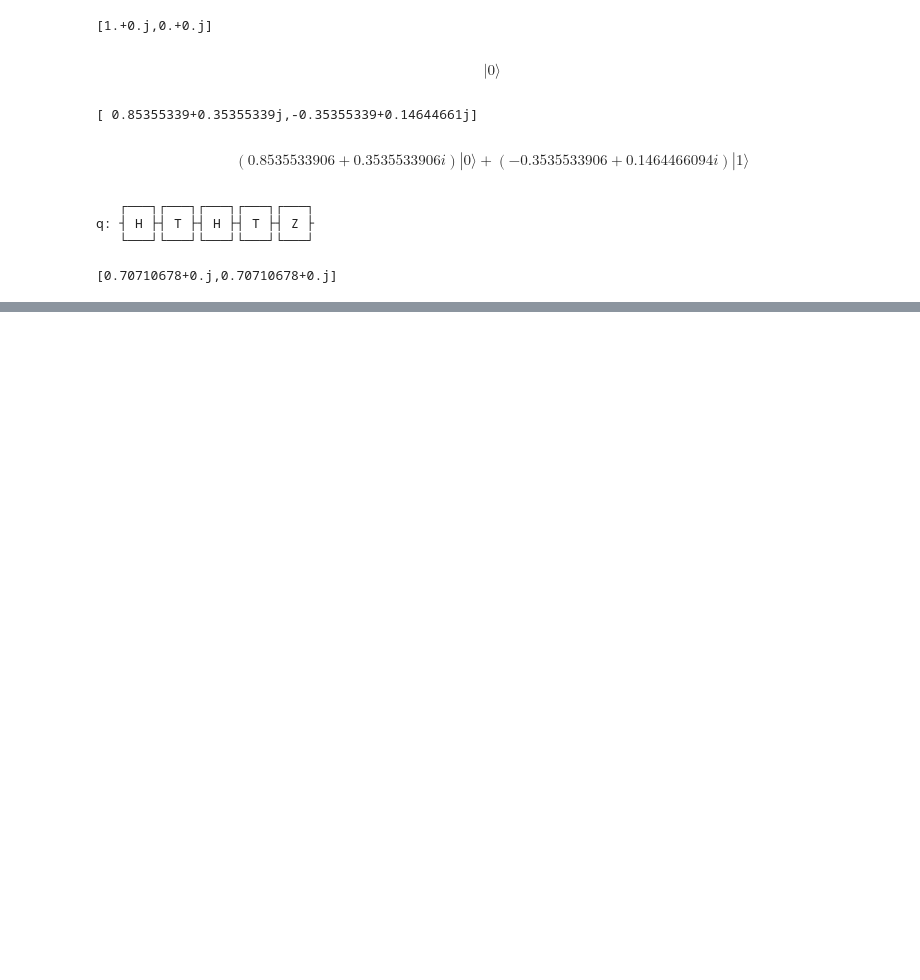
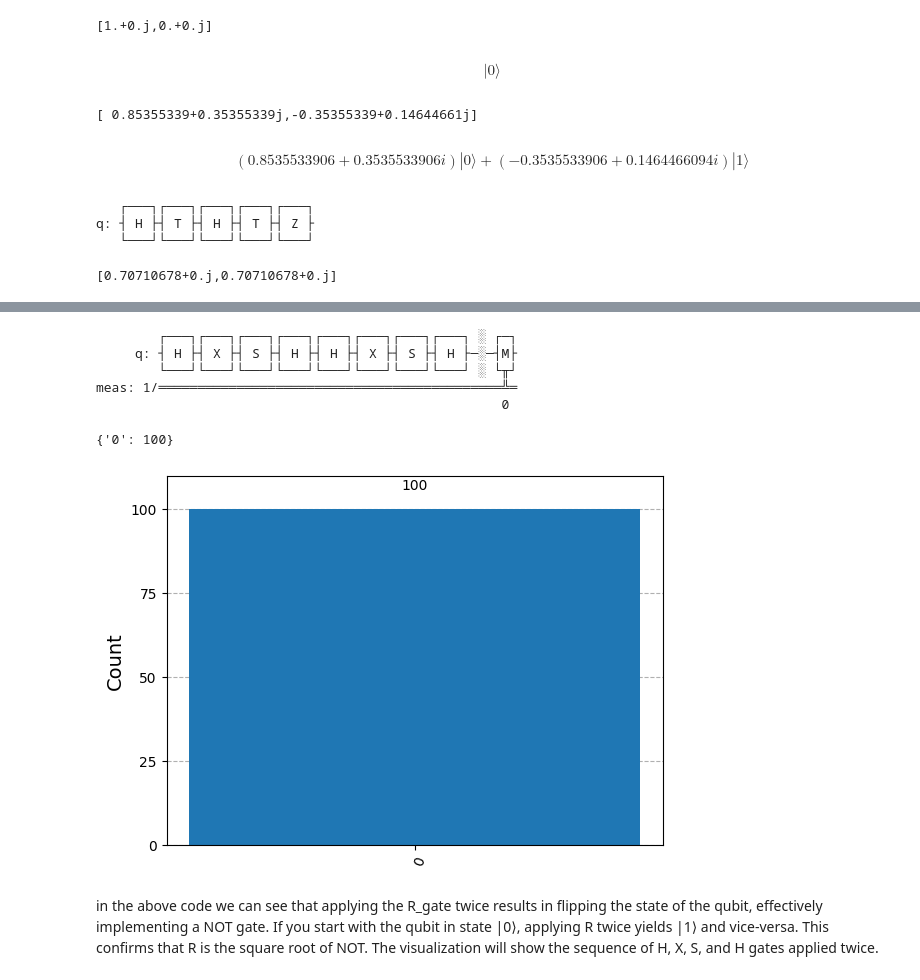
Before and after one commit to Guhan2348519/QC_LAB, a Jupyter notebook: 2348519_QC_LAB2.ipynb, the cells around one changed output, grey strips where cells are left out. Saved outputs shown, nothing was run; the diff lists cells and outputs as text; code cells hidden in the pictures; blank space fills up the shorter version.

```diff
--- a/2348519_QC_LAB2.ipynb
+++ b/2348519_QC_LAB2.ipynb
@@ -80,0 +102,41 @@ plot_histogram(statistics)
+# %%
+from qiskit import QuantumCircuit
+from qiskit_aer import AerSimulator
+from qiskit.visualization import plot_histogram
+
+def R_gate(qc, qubit):
+    qc.h(qubit)
+    qc.x(qubit)
+    qc.s(qubit)
+    qc.h(qubit)
+
+# Create a quantum circuit
+qc = QuantumCircuit(1)
+
+# Apply R twice
+R_gate(qc, 0)
+R_gate(qc, 0)
+
+# Measure the qubit
+qc.measure_all()
+
+
+display(qc.draw(output='text'))
+# Simulate the circuit
+simulator = AerSimulator()
+job = simulator.run(qc, shots=100)
+result = job.result()
+counts = result.get_counts(qc)
+print(counts)
+
+display(plot_histogram(counts))
+# %% [output]
+        ┌───┐┌───┐┌───┐┌───┐┌───┐┌───┐┌───┐┌───┐ ░ ┌─┐
+     q: ┤ H ├┤ X ├┤ S ├┤ H ├┤ H ├┤ X ├┤ S ├┤ H ├─░─┤M├
+        └───┘└───┘└───┘└───┘└───┘└───┘└───┘└───┘ ░ └╥┘
+meas: 1/════════════════════════════════════════════╩═
+                                                    0
+{'0': 100}
+[figure, added]
+# %% [markdown]
+in the above code we can see that applying the R_gate twice results in flipping the state of the qubit, effectively implementing a NOT gate. If you start with the qubit in state |0⟩, applying R twice yields |1⟩ and vice-versa. This confirms that R is the square root of NOT. The visualization will show the sequence of H, X, S, and H gates applied twice.
```
Also changed, not shown: parts of 5 cells of this notebook.
